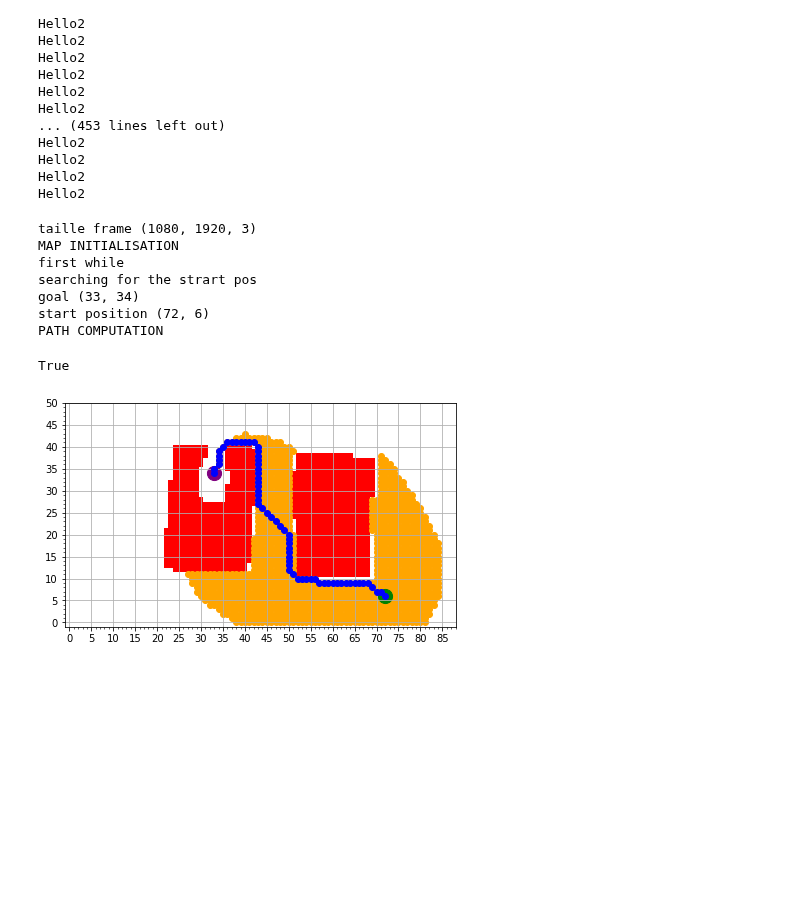
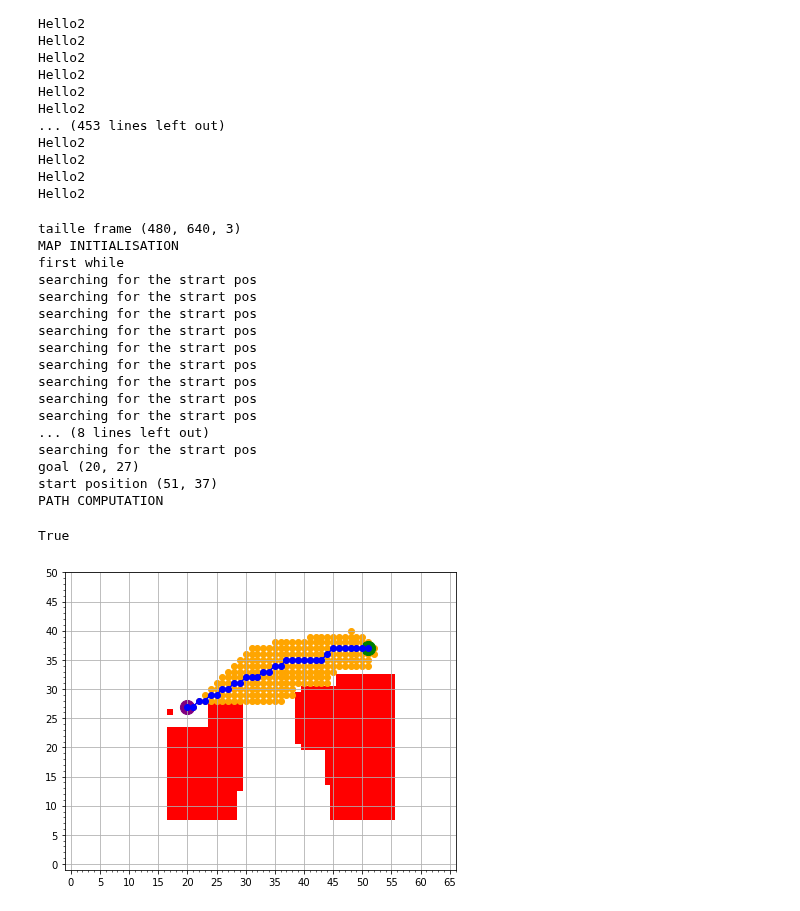
Before and after one commit to antoinetx/Mobile_robot, a Jupyter notebook: main_test.ipynb, the cells around one changed output. Saved outputs shown, nothing was run; the diff lists cells and outputs as text; code cells hidden in the pictures; blank space fills up the shorter version.

```diff
--- a/main_test.ipynb
+++ b/main_test.ipynb
@@ -37,7 +37,7 @@ ERR_POS = 3
 
 
 #VideoCap = vision_initialization()
-VideoCap=cv2.VideoCapture(1)
+VideoCap=cv2.VideoCapture(0)
 # %%
 @tdmclient.notebook.sync_var
 def motors(l_speed=500, r_speed=500, verbose=False):
@@ -133,7 +133,7 @@ while (pos_robot[0] <= 0) & (pos_robot[1] <= 0):
     print("searching for the strart pos")
     ret, frame=VideoCap.read()
     #vs.display (frame, 0, 1, 1, 0, 5, Lausanne.get_pourcentage())
-    pos_robot, angle = update(frame, Lausanne.get_pourcentage())  # fonction qui retourne la position angle etc....
+    pos_robot, angle, bool_measure = update(frame, Lausanne.get_pourcentage())  # fonction qui retourne la position angle etc....
     #print("Waiting robot position")
 
 George.set_angle(angle)
@@ -154,34 +154,44 @@ cv2.imwrite("masque1.jpg", mask_bleu)
 cv2.imwrite("masque2.jpg", mask_green)
 
 # Fin de l'init
 Lausanne.init_grid(mask_bleu,mask_green)
 grille = Lausanne.get_map()
 #cv2.imshow("grid", grille)
 cv2.imwrite("grille.jpg", grille)
 
 # OPTIMAL PATH
 print("PATH COMPUTATION")
 path, visitedNodes = op.path_computation(George.get_start() , George.get_goal() , Lausanne.get_lenght(), grille)
 
 George.set_path(path)
 George.set_visit_nodes(visitedNodes)
 
 # Display the optimal path
 op.display_map(Lausanne.get_lenght(),  grille,  George.get_visit_nodes(), George.get_path(), George.get_start(), George.get_goal())
 #print("PATH", George.get_path())
 
 display (frame, 0, 1, 1, 1, George.get_path(), Lausanne.get_pourcentage())
 #print("PATH22222", George.get_path())
 cv2.imwrite("TOTAL.jpg", frame)
 
 #vision_end(VideoCap)
 # %% [output]
-taille frame (1080, 1920, 3)
+taille frame (480, 640, 3)
 MAP INITIALISATION
 first while
 searching for the strart pos
-goal (33, 34)
-start position (72, 6)
+searching for the strart pos
+searching for the strart pos
+searching for the strart pos
+searching for the strart pos
+searching for the strart pos
+searching for the strart pos
+searching for the strart pos
+searching for the strart pos
+... (8 lines left out)
+searching for the strart pos
+goal (20, 27)
+start position (51, 37)
 PATH COMPUTATION
 True
-[figure, old version]
+[figure, new version]
```
Also changed, not shown: parts of 2 cells of this notebook, 3 other files.
